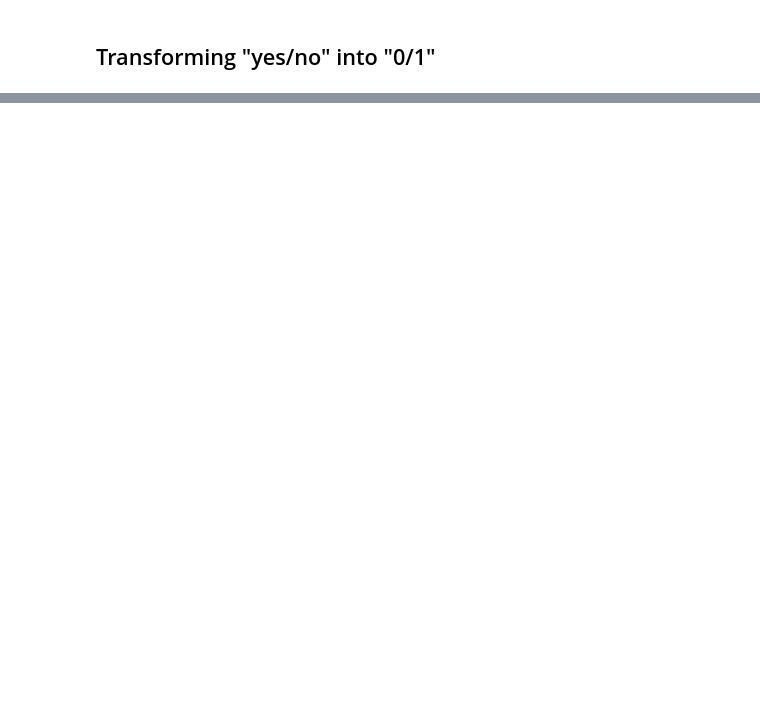
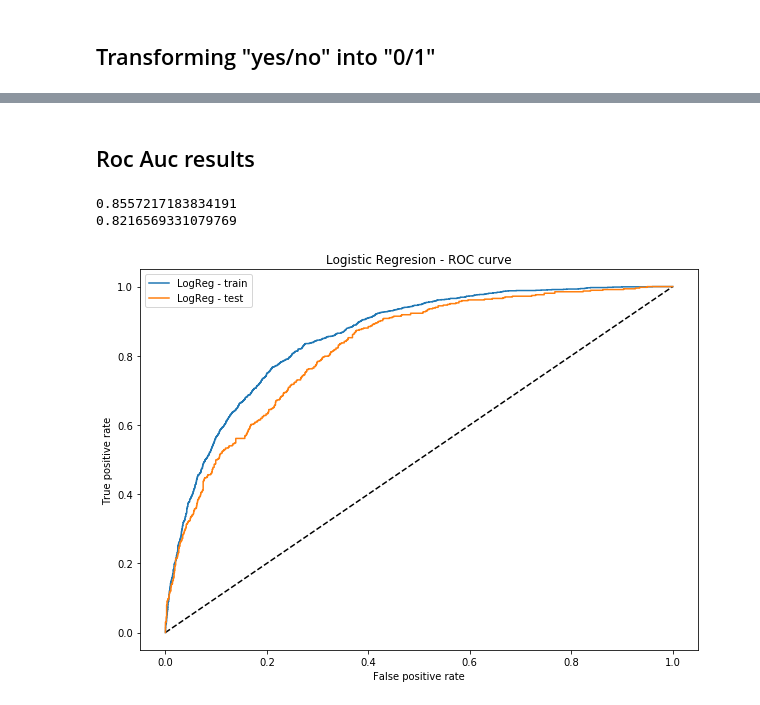
Before and after one commit to gigiatzeni/Tlc_Assignment_UCSC, a Jupyter notebook: Telco.ipynb, the cells around one changed output, grey strips where cells are left out. Cells and saved outputs as stored; diff of their text form; code cells hidden in the pictures; blank space fills up the shorter version.

```diff
--- a/Telco.ipynb
+++ b/Telco.ipynb
@@ -142,0 +424,10 @@ tlc_db1
+# %%
+couples = {}
+drop_c = []
+for i, r in correlations.iterrows():
+    for j, x in r.iteritems():
+        if i != j and np.abs(x) > 0.9 and i not in drop_c and j not in drop_c:
+            couples[(i, j)] = (correlations.loc[i, j], correlations.loc[i, 'Churn'], correlations.loc[j, 'Churn'])
+            drop_c.append(j)
+
+display(pd.DataFrame(couples).T)
@@ -142,0 +453,4 @@ tlc_db1
+# %%
+from sklearn import metrics
+logreg = LogisticRegression()
+logreg.fit(X, y)
@@ -142,0 +475,2 @@ tlc_db1
+# %%
+lr_model = Pipeline([('scaler', RobustScaler()), ('model', LogisticRegression())])
@@ -142,0 +483,5 @@ tlc_db1
+# %%
+lr_model1 = lr_model.fit(X.drop(drop_c, 1), y)
+
+lr_probs = [y for (x, y) in lr_model.predict_proba(X.drop(drop_c, 1))]
+lr_probs_test = [y for (x, y) in lr_model.predict_proba(X_test.drop(drop_c, 1))]
@@ -142,0 +516,23 @@ tlc_db1
+# %% [markdown]
+## Roc Auc results
+# %%
+print(roc_auc_score(y, lr_probs))
+print(roc_auc_score(y_test, lr_probs_test))
+# %% [output]
+0.8557217183834191
+0.8216569331079769
+# %%
+lr_fpr_train, lr_tpr_train, _ = roc_curve(y, lr_probs)
+lr_fpr, lr_tpr, _ = roc_curve(y_test, lr_probs_test)
+
+plt.figure(1, figsize=(10, 7))
+plt.plot([0, 1], [0, 1], 'k--')
+plt.plot(lr_fpr_train, lr_tpr_train, label='LogReg - train')
+plt.plot(lr_fpr, lr_tpr, label='LogReg - test')
+plt.xlabel('False positive rate')
+plt.ylabel('True positive rate')
+plt.title('Logistic Regresion - ROC curve')
+plt.legend(loc='best')
+plt.show()
+# %% [output]
+[figure, added]
```
Also changed, not shown: parts of 144 cells of this notebook, 5 other files.
